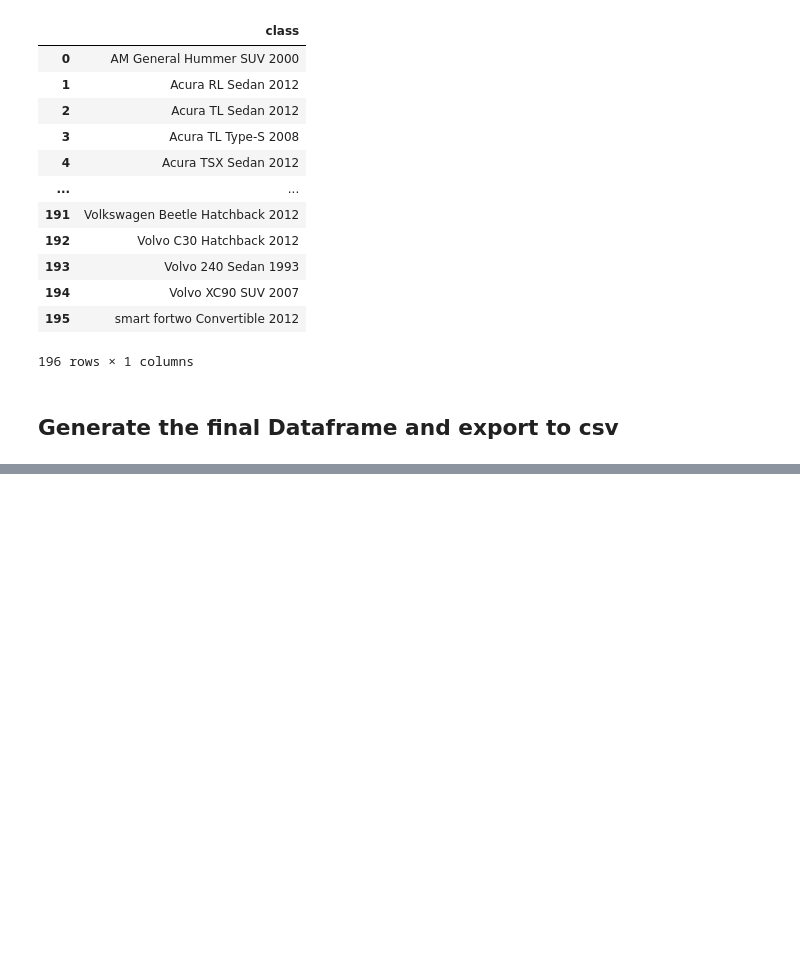
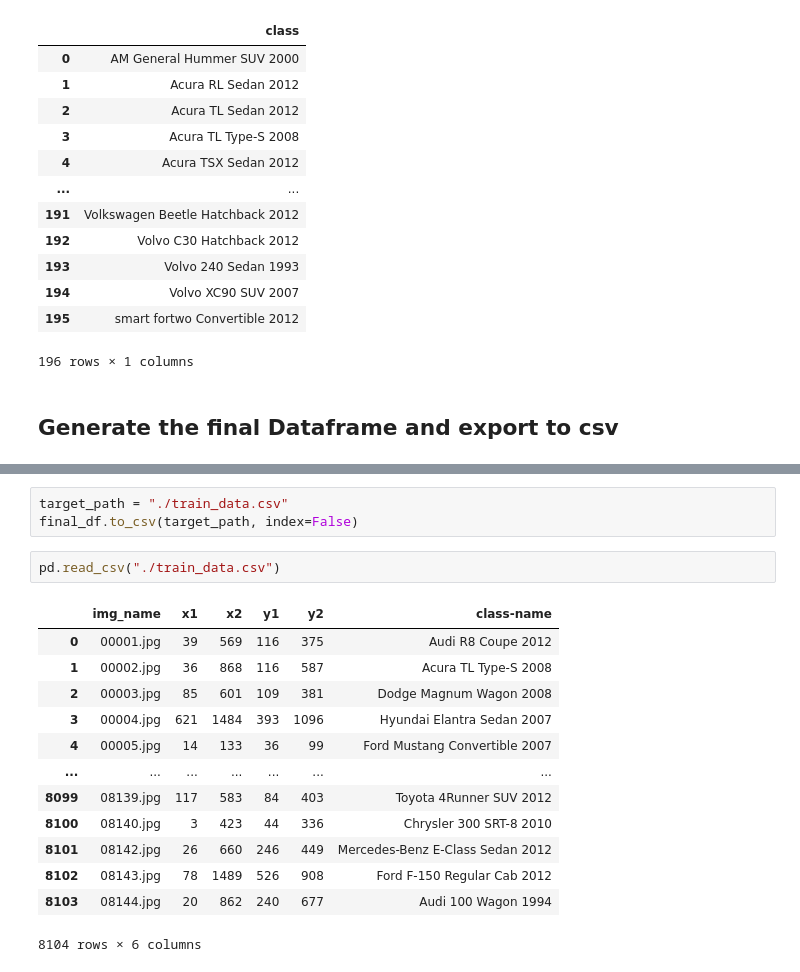
Before and after one commit to MrChriwo/car-body-prediction, a Jupyter notebook: services/data_converter/Data_converter.ipynb, the cells around one changed output, grey strips where cells are left out. Saved outputs shown, nothing was run; the diff lists cells and outputs as text; blank space fills up the shorter version.

Commit message:
verify exported data

```diff
--- a/services/data_converter/Data_converter.ipynb
+++ b/services/data_converter/Data_converter.ipynb
@@ -218,0 +237,19 @@ print(f"{df.isna().sum()} records are class id 196")
+# %%
+target_path = "./train_data.csv"
+final_df.to_csv(target_path, index=False)
+# %%
+pd.read_csv("./train_data.csv")
+# %% [output]
+|  | img_name | x1 | x2 | y1 | y2 | class-name |
+| 0 | 00001.jpg | 39 | 569 | 116 | 375 | Audi R8 Coupe 2012 |
+| 1 | 00002.jpg | 36 | 868 | 116 | 587 | Acura TL Type-S 2008 |
+| 2 | 00003.jpg | 85 | 601 | 109 | 381 | Dodge Magnum Wagon 2008 |
+| 3 | 00004.jpg | 621 | 1484 | 393 | 1096 | Hyundai Elantra Sedan 2007 |
+| 4 | 00005.jpg | 14 | 133 | 36 | 99 | Ford Mustang Convertible 2007 |
+| ... | ... | ... | ... | ... | ... | ... |
+| 8099 | 08139.jpg | 117 | 583 | 84 | 403 | Toyota 4Runner SUV 2012 |
+| 8100 | 08140.jpg | 3 | 423 | 44 | 336 | Chrysler 300 SRT-8 2010 |
+| 8101 | 08142.jpg | 26 | 660 | 246 | 449 | Mercedes-Benz E-Class Sedan 2012 |
+| 8102 | 08143.jpg | 78 | 1489 | 526 | 908 | Ford F-150 Regular Cab 2012 |
+| 8103 | 08144.jpg | 20 | 862 | 240 | 677 | Audi 100 Wagon 1994 |
+8104 rows × 6 columns
```
Also changed, not shown: parts of 2 cells of this notebook.
